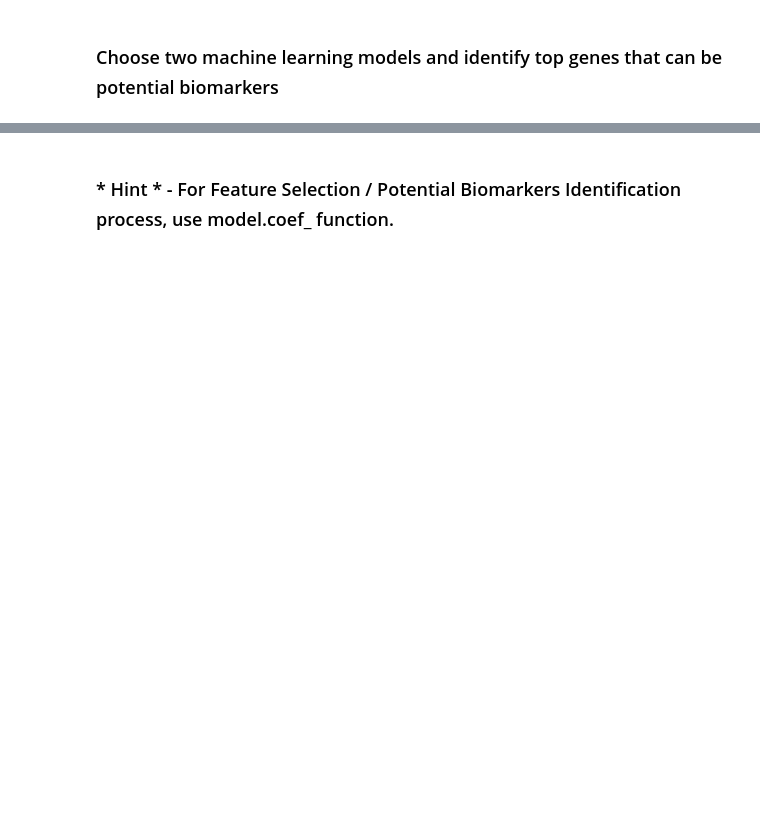
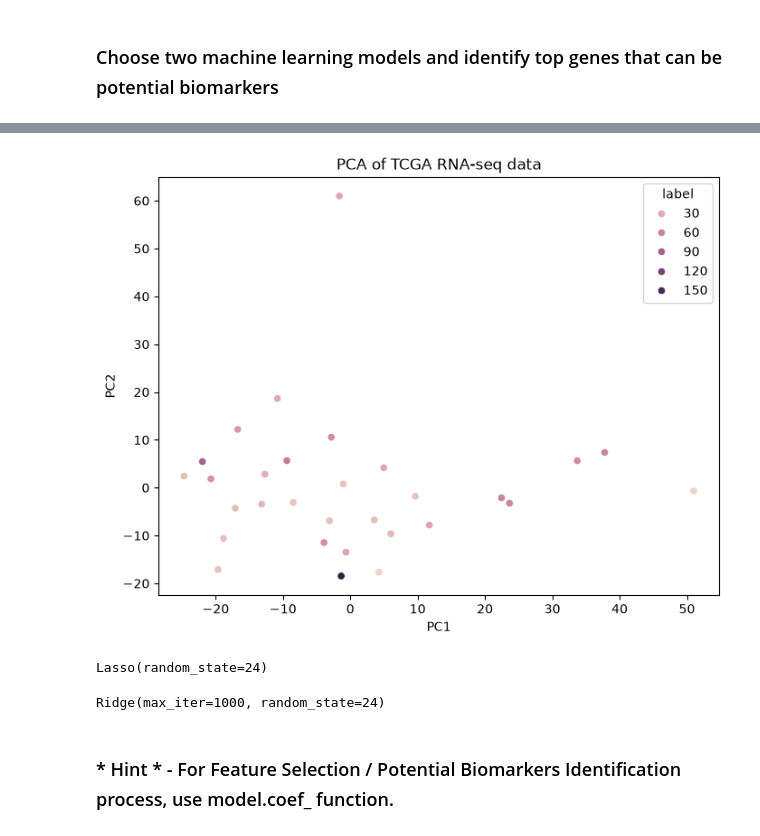
Before and after one commit to Soundarya-0798/Secondary-mibc-survival-biomarkers, a Jupyter notebook: notebooks/Assessment Report - Student's Copy.ipynb, the cells around one changed output, grey strips where cells are left out. Cells and saved outputs as stored; diff of their text form; code cells hidden in the pictures; blank space fills up the shorter version.

Commit message:
Ridge and lasso models performed

```diff
--- a/notebooks/Assessment Report - Student's Copy.ipynb
+++ b/notebooks/Assessment Report - Student's Copy.ipynb
@@ -52,3 +354,42 @@ This is a Linear Regression Problem. Therefore, the end goal is to identify pote
+# %%
+#PCA plot with labels
+pca_df = pd.DataFrame(
+    X_train_pca,
+    columns=[f"PC{i+1}" for i in range(30)]
+)
+pca_df["label"] = y_train.values
+
+plt.figure(figsize=(8,6))
+
+sns.scatterplot(
+    data=pca_df,
+    x='PC1',
+    y='PC2',
+    hue='label'
+)
+
+plt.title("PCA of TCGA RNA-seq data")
+plt.show()
+# %% [output]
+[figure, added]
+# %%
+#Running Lasso model
+modelLasso = Lasso(
+    max_iter=1000, random_state=24
+)
+
+modelLasso.fit(X_train_scaled, y_train)
+# %% [output]
+Lasso(random_state=24)
+# %%
+#Running Ridge model
+modelRidge = Ridge(
+    max_iter=1000, random_state=24
+)
+
+modelRidge.fit(X_train_scaled, y_train)
+# %% [output]
+Ridge(max_iter=1000, random_state=24)
 # %% [markdown]
 <h2 style="font-size:18px;">
   * Hint * - For Feature Selection / Potential Biomarkers Identification process, use model.coef_ function.
```
Also changed, not shown: parts of 33 cells of this notebook.
